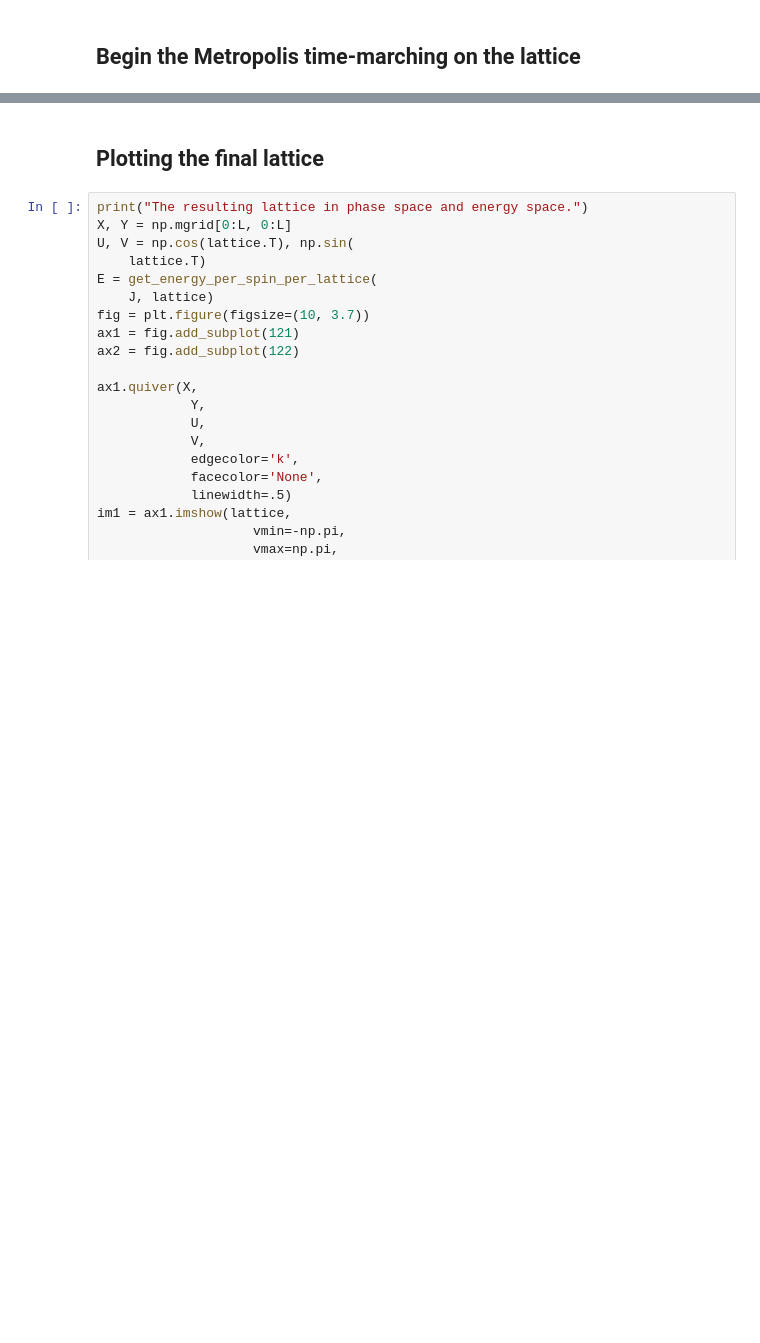
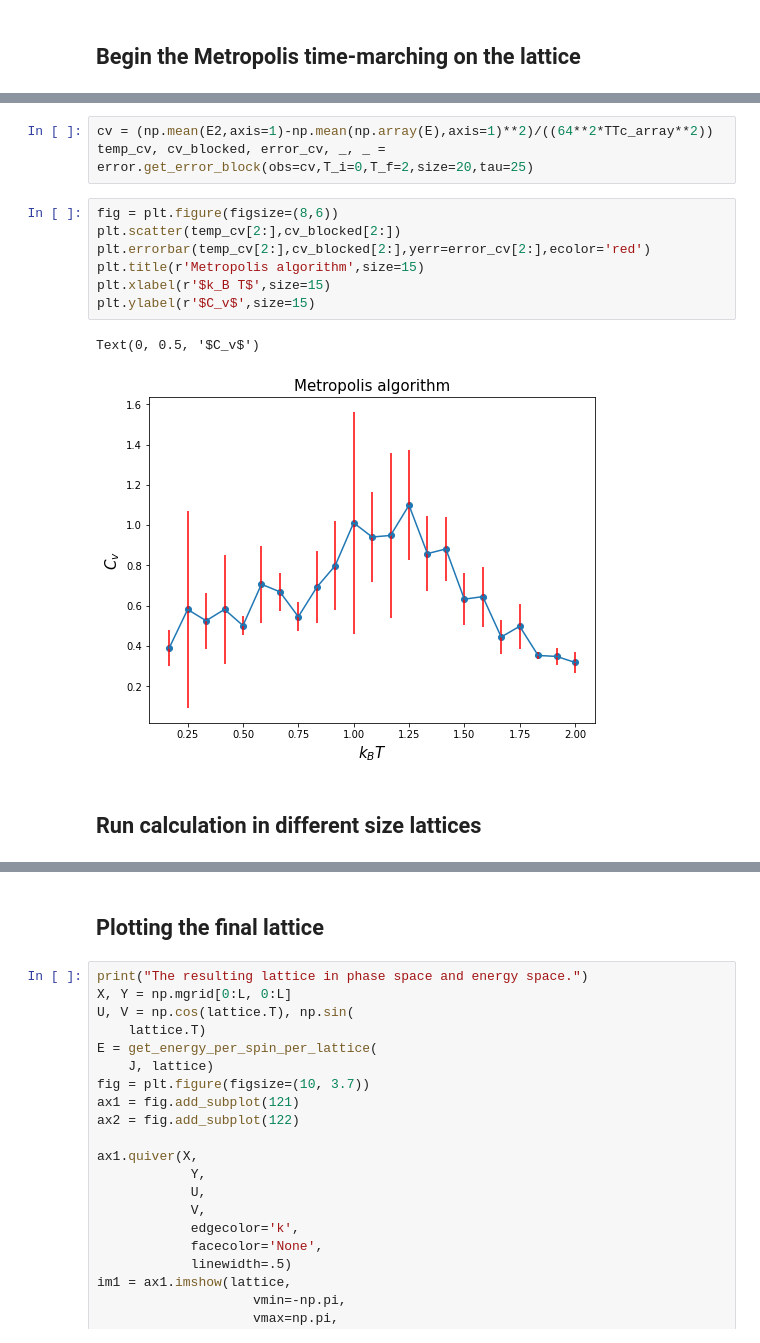
Before and after one commit to bernwo/AP3082-XY-Model, a Jupyter notebook: Observables.ipynb, the cells around one changed output, grey strips where cells are left out. Cells and saved outputs as stored; diff of their text form; blank space fills up the shorter version.

```diff
--- a/Observables.ipynb
+++ b/Observables.ipynb
@@ -42,0 +64,15 @@ ave_M2, Cv, _, _ = Metropolis(
+# %%
+cv = (np.mean(E2,axis=1)-np.mean(np.array(E),axis=1)**2)/((64**2*TTc_array**2))
+temp_cv, cv_blocked, error_cv, _, _ = error.get_error_block(obs=cv,T_i=0,T_f=2,size=20,tau=25)
+# %%
+fig = plt.figure(figsize=(8,6))
+plt.scatter(temp_cv[2:],cv_blocked[2:])
+plt.errorbar(temp_cv[2:],cv_blocked[2:],yerr=error_cv[2:],ecolor='red')
+plt.title(r'Metropolis algorithm',size=15)
+plt.xlabel(r'$k_B T$',size=15)
+plt.ylabel(r'$C_v$',size=15)
+# %% [output]
+Text(0, 0.5, '$C_v$')
+[figure, added]
+# %% [markdown]
+## Run calculation in different size lattices
```
Also changed, not shown: parts of 18 cells of this notebook, 14 other files.
